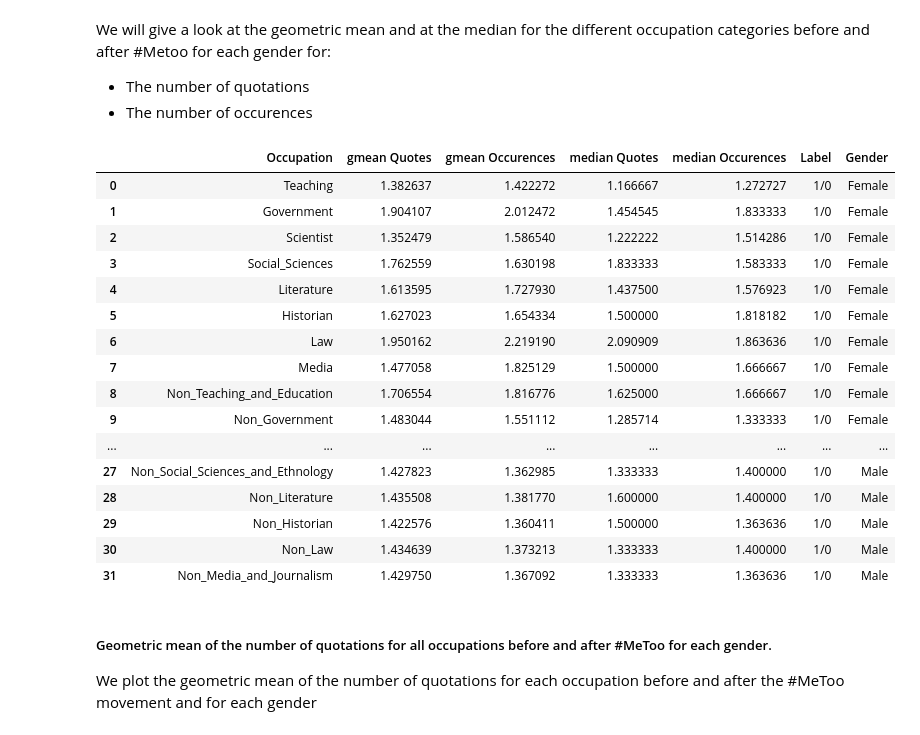
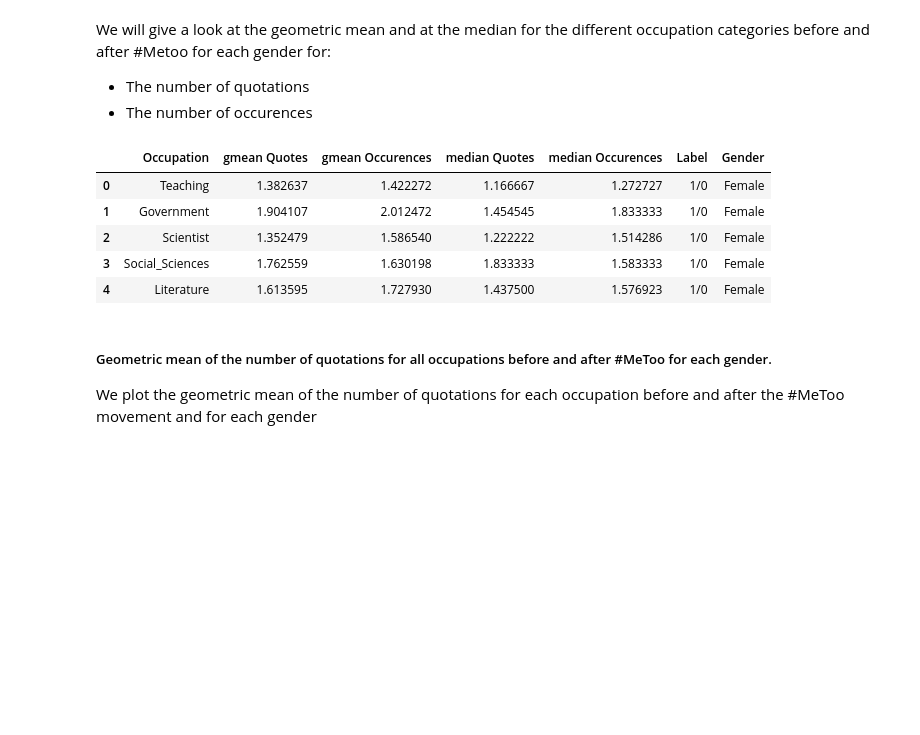
Before and after one commit to janougome/ADA-team, a Jupyter notebook: Milestone3.ipynb, the cells around one changed output. Saved outputs shown, nothing was run; the diff lists cells and outputs as text; code cells hidden in the pictures; blank space fills up the shorter version.

```diff
--- a/Milestone3.ipynb
+++ b/Milestone3.ipynb
@@ -1585,8 +1585,8 @@ def tablegmeans(c,name):
     print('\n')
     gmean_occupations(c, name, 'nb_quotes')
 # %%
-k=0
+"""k=0
 for c in cat:
     tablegmeans(c,cat_names[k])
     print("\n")
-    k+=1
+    k+=1""";
@@ -1807,29 +1787,18 @@ for c in cat:
 # %%
 tot=pd.DataFrame(F+Fn+M+Mn)
 tot.rename(columns={0: 'Occupation', 1: 'gmean Quotes', 2: 'gmean Occurences',
                     3: 'median Quotes', 4: 'median Occurences',5:"Label",6: 'Gender'}, inplace=True)
 tot.replace({"Teaching_and_Education": "Teaching",
              "Social_Sciences_and_Ethnology":"Social_Sciences",
             "Media_and_Journalism":"Media"},inplace=True)
-tot
+tot.head()
 # %% [output]
 |  | Occupation | gmean Quotes | gmean Occurences | median Quotes | median Occurences | Label | Gender |
 | 0 | Teaching | 1.382637 | 1.422272 | 1.166667 | 1.272727 | 1/0 | Female |
 | 1 | Government | 1.904107 | 2.012472 | 1.454545 | 1.833333 | 1/0 | Female |
 | 2 | Scientist | 1.352479 | 1.586540 | 1.222222 | 1.514286 | 1/0 | Female |
 | 3 | Social_Sciences | 1.762559 | 1.630198 | 1.833333 | 1.583333 | 1/0 | Female |
 | 4 | Literature | 1.613595 | 1.727930 | 1.437500 | 1.576923 | 1/0 | Female |
-| 5 | Historian | 1.627023 | 1.654334 | 1.500000 | 1.818182 | 1/0 | Female |
-| 6 | Law | 1.950162 | 2.219190 | 2.090909 | 1.863636 | 1/0 | Female |
-| 7 | Media | 1.477058 | 1.825129 | 1.500000 | 1.666667 | 1/0 | Female |
-| 8 | Non_Teaching_and_Education | 1.706554 | 1.816776 | 1.625000 | 1.666667 | 1/0 | Female |
-| 9 | Non_Government | 1.483044 | 1.551112 | 1.285714 | 1.333333 | 1/0 | Female |
-| ... | ... | ... | ... | ... | ... | ... | ... |
-| 27 | Non_Social_Sciences_and_Ethnology | 1.427823 | 1.362985 | 1.333333 | 1.400000 | 1/0 | Male |
-| 28 | Non_Literature | 1.435508 | 1.381770 | 1.600000 | 1.400000 | 1/0 | Male |
-| 29 | Non_Historian | 1.422576 | 1.360411 | 1.500000 | 1.363636 | 1/0 | Male |
-| 30 | Non_Law | 1.434639 | 1.373213 | 1.333333 | 1.400000 | 1/0 | Male |
-| 31 | Non_Media_and_Journalism | 1.429750 | 1.367092 | 1.333333 | 1.363636 | 1/0 | Male |
 # %% [markdown]
 ##### Geometric mean of the number of quotations  for all occupations before and after #MeToo for each gender.
 We plot the geometric mean of the number of quotations for each occupation before and after the #MeToo movement and for each gender
```
Also changed, not shown: parts of 3 cells of this notebook.
